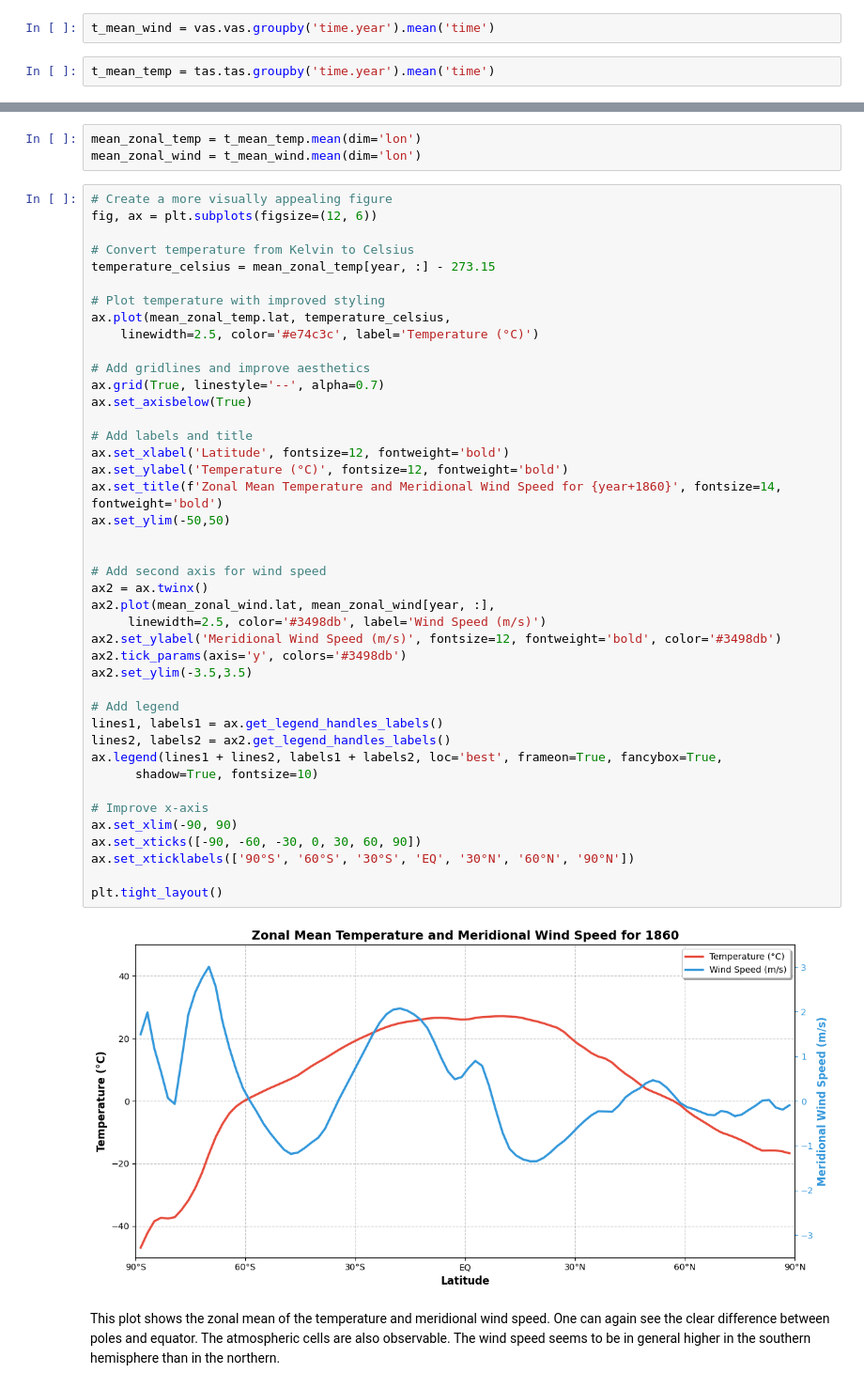
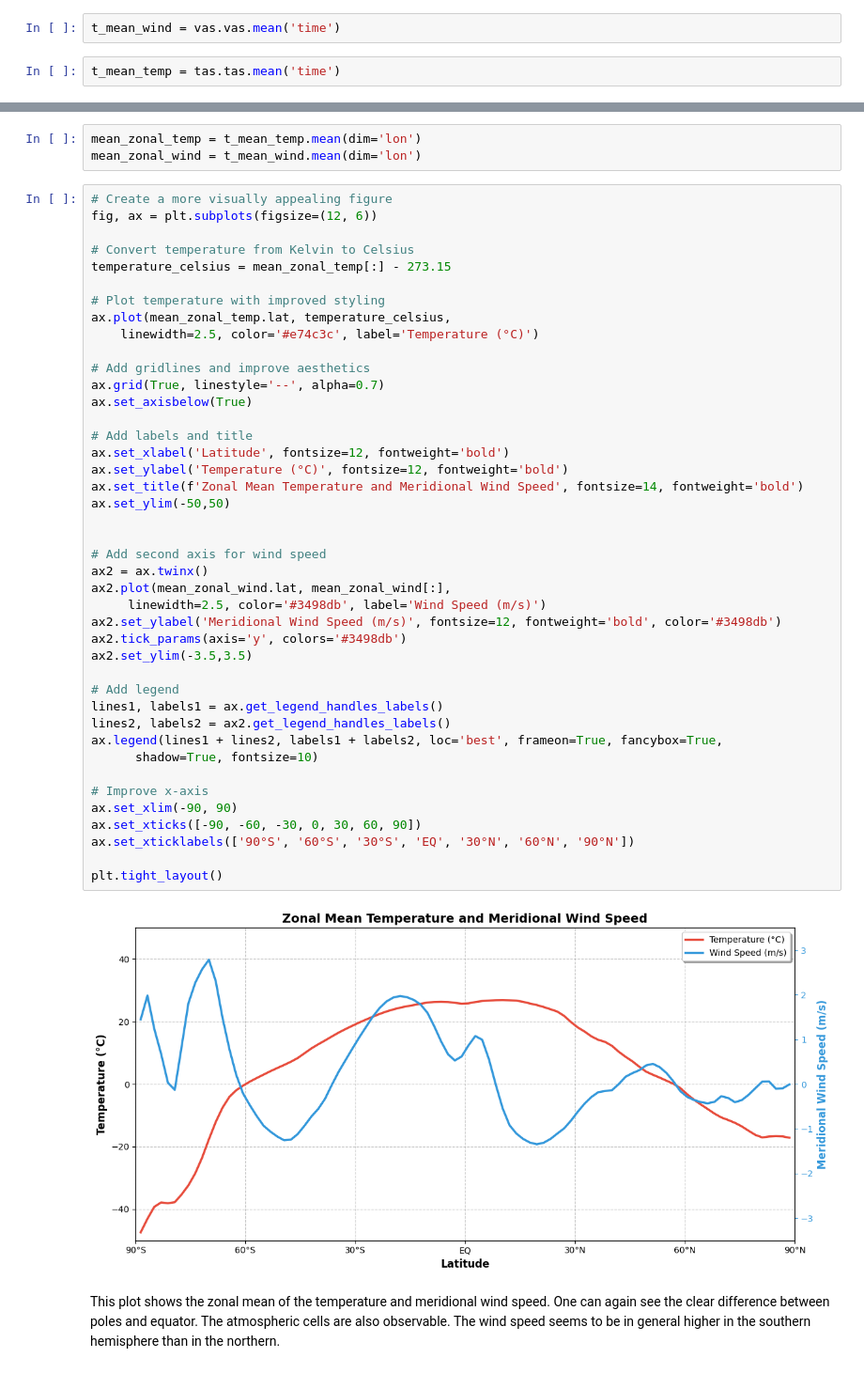
Before and after one commit to antonroefer/atmosphaeren-und-klimaphysik, a Jupyter notebook: notebooks/Übung 7.ipynb, the cells around one changed output, grey strips where cells are left out. Shown at 94% size. Cells and saved outputs as stored; diff of their text form.

```diff
--- a/notebooks/Übung 7.ipynb
+++ b/notebooks/Übung 7.ipynb
@@ -9,9 +9,9 @@ import cmocean
 vas = xr.open_dataset(r'..\data\raw\vas_1860_1899.nc')
 tas = xr.open_dataset(r'..\data\raw\tas_1860_1899.nc')
 # %%
-t_mean_wind = vas.vas.groupby('time.year').mean('time')
+t_mean_wind = vas.vas.mean('time')
 # %%
-t_mean_temp = tas.tas.groupby('time.year').mean('time')
+t_mean_temp = tas.tas.mean('time')
 # %% [markdown]
 # a)
 # %%
@@ -96,7 +96,7 @@ mean_zonal_wind = t_mean_wind.mean(dim='lon')
 fig, ax = plt.subplots(figsize=(12, 6))
 
 # Convert temperature from Kelvin to Celsius
-temperature_celsius = mean_zonal_temp[year, :] - 273.15
+temperature_celsius = mean_zonal_temp[:] - 273.15
 
 # Plot temperature with improved styling
 ax.plot(mean_zonal_temp.lat, temperature_celsius,
@@ -105,36 +105,36 @@ ax.plot(mean_zonal_temp.lat, temperature_celsius,
 # Add gridlines and improve aesthetics
 ax.grid(True, linestyle='--', alpha=0.7)
 ax.set_axisbelow(True)
 
 # Add labels and title
 ax.set_xlabel('Latitude', fontsize=12, fontweight='bold')
 ax.set_ylabel('Temperature (°C)', fontsize=12, fontweight='bold')
-ax.set_title(f'Zonal Mean Temperature and Meridional Wind Speed for {year+1860}', fontsize=14, fontweight='bold')
+ax.set_title(f'Zonal Mean Temperature and Meridional Wind Speed', fontsize=14, fontweight='bold')
 ax.set_ylim(-50,50)
 
 
 # Add second axis for wind speed
 ax2 = ax.twinx()
-ax2.plot(mean_zonal_wind.lat, mean_zonal_wind[year, :],
+ax2.plot(mean_zonal_wind.lat, mean_zonal_wind[:],
      linewidth=2.5, color='#3498db', label='Wind Speed (m/s)')
 ax2.set_ylabel('Meridional Wind Speed (m/s)', fontsize=12, fontweight='bold', color='#3498db')
 ax2.tick_params(axis='y', colors='#3498db')
 ax2.set_ylim(-3.5,3.5)
 
 # Add legend
 lines1, labels1 = ax.get_legend_handles_labels()
 lines2, labels2 = ax2.get_legend_handles_labels()
 ax.legend(lines1 + lines2, labels1 + labels2, loc='best', frameon=True, fancybox=True,
       shadow=True, fontsize=10)
 
 # Improve x-axis
 ax.set_xlim(-90, 90)
 ax.set_xticks([-90, -60, -30, 0, 30, 60, 90])
 ax.set_xticklabels(['90°S', '60°S', '30°S', 'EQ', '30°N', '60°N', '90°N'])
 
 plt.tight_layout()
 # %% [output]
-[figure, old version]
+[figure, new version]
 # %% [markdown]
 This plot shows the zonal mean of the temperature and meridional wind speed. One can again see the clear difference between poles and equator. The atmospheric cells are also observable. The wind speed seems to be in general higher in the southern hemisphere than in the northern.
 # %% [markdown]
```
Also changed, not shown: parts of 17 cells of this notebook.
